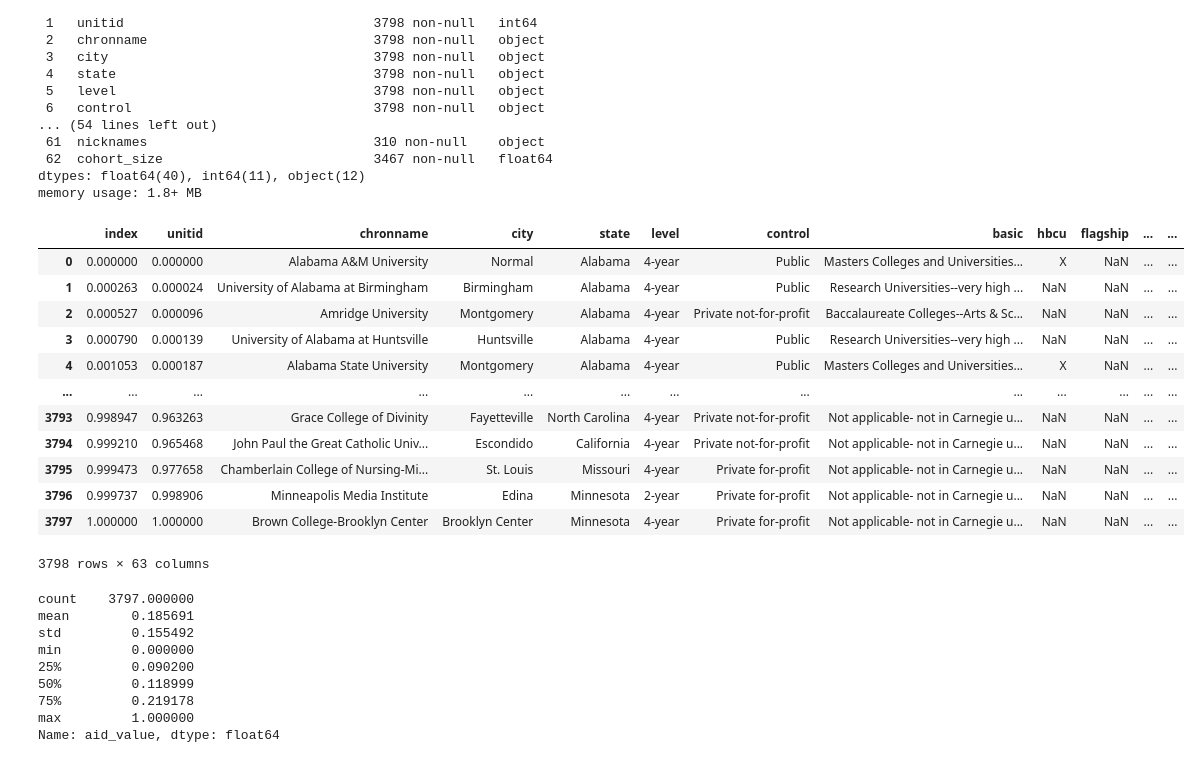
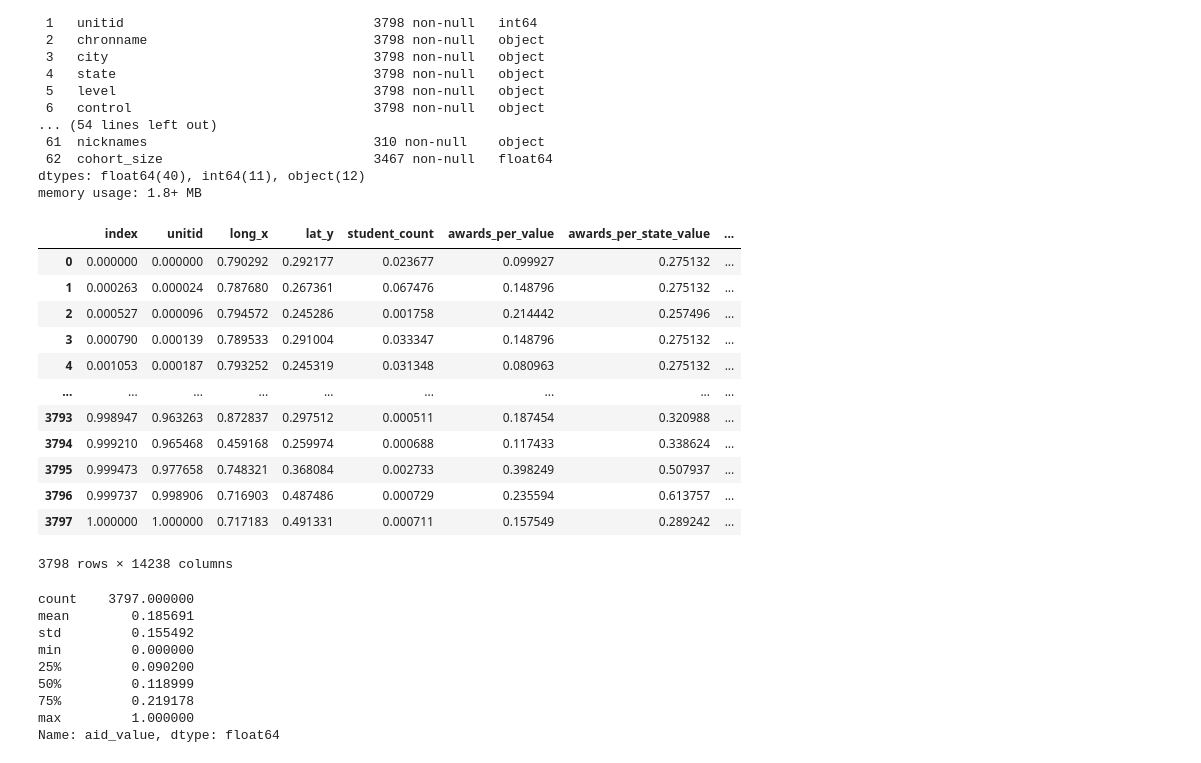
Before and after one commit to mrcarlson3/DS-3021, a Jupyter notebook: 05_ML_Concepts_II_Data_Prep/MlLab.ipynb, the cells around one changed output. Saved outputs shown, nothing was run; the diff lists cells and outputs as text; code cells hidden in the pictures.

```diff
--- a/05_ML_Concepts_II_Data_Prep/MlLab.ipynb
+++ b/05_ML_Concepts_II_Data_Prep/MlLab.ipynb
@@ -214,24 +221,24 @@ c = list(college.select_dtypes('number')) #select function to find the numeric v
 
 college[c] = MinMaxScaler().fit_transform(college[c])
 # %%
-category1 = list(college.select_dtypes('category')) #select function to find the categorical variables and create a list
+category1 = list(college.select_dtypes(include=['object', 'category'])) #select function to find the categorical variables and create a list
 
 college_1h = pd.get_dummies(college, columns = category1)
 college_1h
 # %% [output]
-|  | index | unitid | chronname | city | state | level | control | basic | hbcu | flagship | ... | ... |
-| 0 | 0.000000 | 0.000000 | Alabama A&M University | Normal | Alabama | 4-year | Public | Masters Colleges and Universities... | X | NaN | ... | ... |
-| 1 | 0.000263 | 0.000024 | University of Alabama at Birmingham | Birmingham | Alabama | 4-year | Public | Research Universities--very high ... | NaN | NaN | ... | ... |
-| 2 | 0.000527 | 0.000096 | Amridge University | Montgomery | Alabama | 4-year | Private not-for-profit | Baccalaureate Colleges--Arts & Sc... | NaN | NaN | ... | ... |
-| 3 | 0.000790 | 0.000139 | University of Alabama at Huntsville | Huntsville | Alabama | 4-year | Public | Research Universities--very high ... | NaN | NaN | ... | ... |
-| 4 | 0.001053 | 0.000187 | Alabama State University | Montgomery | Alabama | 4-year | Public | Masters Colleges and Universities... | X | NaN | ... | ... |
-| ... | ... | ... | ... | ... | ... | ... | ... | ... | ... | ... | ... | ... |
-| 3793 | 0.998947 | 0.963263 | Grace College of Divinity | Fayetteville | North Carolina | 4-year | Private not-for-profit | Not applicable- not in Carnegie u... | NaN | NaN | ... | ... |
-| 3794 | 0.999210 | 0.965468 | John Paul the Great Catholic Univ... | Escondido | California | 4-year | Private not-for-profit | Not applicable- not in Carnegie u... | NaN | NaN | ... | ... |
-| 3795 | 0.999473 | 0.977658 | Chamberlain College of Nursing-Mi... | St. Louis | Missouri | 4-year | Private for-profit | Not applicable- not in Carnegie u... | NaN | NaN | ... | ... |
-| 3796 | 0.999737 | 0.998906 | Minneapolis Media Institute | Edina | Minnesota | 2-year | Private for-profit | Not applicable- not in Carnegie u... | NaN | NaN | ... | ... |
-| 3797 | 1.000000 | 1.000000 | Brown College-Brooklyn Center | Brooklyn Center | Minnesota | 4-year | Private for-profit | Not applicable- not in Carnegie u... | NaN | NaN | ... | ... |
+|  | index | unitid | long_x | lat_y | student_count | awards_per_value | awards_per_state_value | ... |
+| 0 | 0.000000 | 0.000000 | 0.790292 | 0.292177 | 0.023677 | 0.099927 | 0.275132 | ... |
+| 1 | 0.000263 | 0.000024 | 0.787680 | 0.267361 | 0.067476 | 0.148796 | 0.275132 | ... |
+| 2 | 0.000527 | 0.000096 | 0.794572 | 0.245286 | 0.001758 | 0.214442 | 0.257496 | ... |
+| 3 | 0.000790 | 0.000139 | 0.789533 | 0.291004 | 0.033347 | 0.148796 | 0.275132 | ... |
+| 4 | 0.001053 | 0.000187 | 0.793252 | 0.245319 | 0.031348 | 0.080963 | 0.275132 | ... |
+| ... | ... | ... | ... | ... | ... | ... | ... | ... |
+| 3793 | 0.998947 | 0.963263 | 0.872837 | 0.297512 | 0.000511 | 0.187454 | 0.320988 | ... |
+| 3794 | 0.999210 | 0.965468 | 0.459168 | 0.259974 | 0.000688 | 0.117433 | 0.338624 | ... |
+| 3795 | 0.999473 | 0.977658 | 0.748321 | 0.368084 | 0.002733 | 0.398249 | 0.507937 | ... |
+| 3796 | 0.999737 | 0.998906 | 0.716903 | 0.487486 | 0.000729 | 0.235594 | 0.613757 | ... |
+| 3797 | 1.000000 | 1.000000 | 0.717183 | 0.491331 | 0.000711 | 0.157549 | 0.289242 | ... |
-3798 rows × 63 columns
+3798 rows × 14238 columns
 # %%
 college_1h.boxplot(column= 'aid_value', vert= False, grid=False)
 college_1h.aid_value.describe()
```
Also changed, not shown: parts of 20 cells of this notebook, 2 other files.
